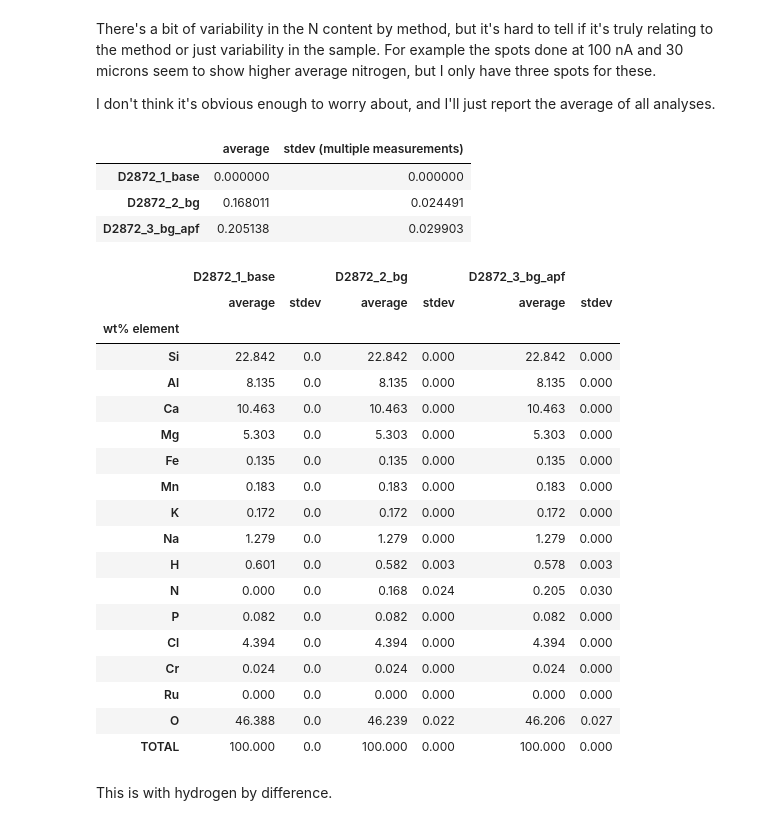
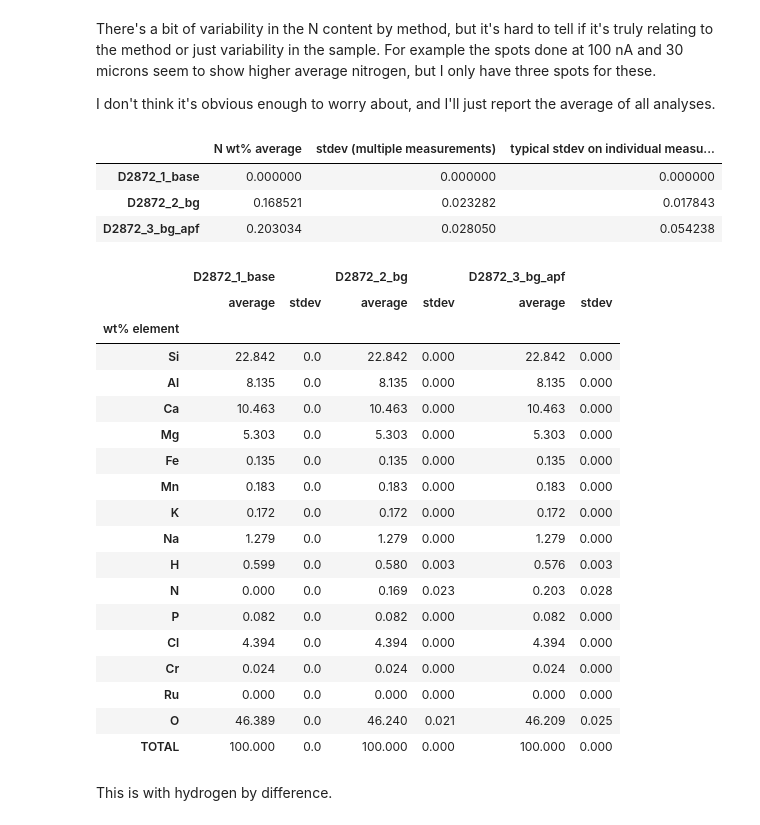
Before and after one commit to eleanor-m/n_epma_analysis, a Jupyter notebook: notebooks/05_basaltic_glasses_Nquant_D2872.ipynb, the cells around one changed output. Saved outputs shown, nothing was run; the diff lists cells and outputs as text; code cells hidden in the pictures.

```diff
--- a/notebooks/05_basaltic_glasses_Nquant_D2872.ipynb
+++ b/notebooks/05_basaltic_glasses_Nquant_D2872.ipynb
@@ -20,15 +20,15 @@ import matplotlib.pyplot as plt
 # %% [markdown]
 # Quantitative analysis
 # %%
-samples = ['D2872'] # List of samples in this dataset
-sample_folders = [Path('../data/raw/basaltic_glasses_StA/raw_quant_by_sample/D2872/')]
+sample = 'D2872'
+sample_folders = [Path(f'../data/raw/basaltic_glasses_StA/raw_quant_by_sample/{sample}/')]
 # List of folders corresponding to the samples
 category = 'basaltic glasses' # Category of this dataset (e.g. "glasses")
-wd_scan = Path('../data/interim/basaltic_glasses/fits/key_params_D2872.txt') # Path to wd scan fit parameters
+wd_scan = Path(f'../data/interim/basaltic_glasses/fits/key_params_{sample}.txt') # Path to wd scan fit parameters
 std_dbase_info_file = Path('data/_dictionaries/standards.csv')
 # %%
 datalist = readfiles.find_files_and_folders(
-                samples, sample_folders,
+                [sample], sample_folders,
                 # apf_file = None,
                 apf_file=Path('../data/_dictionaries/apf_values.csv'), #<- Can put None in here
                 wd_scan=wd_scan
@@ -305,7 +305,7 @@ Wrote CALCZAF file for D2872_50nA_20um_6 to ..\data\processed\basaltic_glasses\c
 # %% [markdown]
 ## Process calczaf outputs
 # %%
-folderpath = Path('../data/processed/basaltic_glasses/calczaf_files/D2872/')
+folderpath = Path(f'../data/processed/basaltic_glasses/calczaf_files/{sample}/')
 
 helper_funs.check_calczaf_folder_exists(folderpath)
 valence_file = sorted(folderpath.glob('valence*'))[0]
@@ -375,20 +488,21 @@ I don't think it's obvious enough to worry about, and I'll just report the avera
 # %%
 n_summary = {}
 for nm in results["wtdata"].keys():
     n_summary[nm] = results["wtdata"][nm].loc["N", ["average", "stdev"]]
+    n_summary[nm].rename({"average": "N wt% average"}, inplace=True)
     n_summary[nm].rename({"stdev": "stdev (multiple measurements)"}, inplace=True)
-    # n_summary[nm]["typical stdev on individual measurement"] = (
-    #     n_summary[nm]["average"] *
-    #     typical_kratios
-    #     .loc[nm, "Stdev % (relative)"]/100
-    # )
+    n_summary[nm]["typical stdev on individual measurement"] = (
+        n_summary[nm]["N wt% average"] *
+        typical_kratios
+        .loc[nm, "Stdev % (relative)"]/100
+    )
 
 pd.concat(n_summary, axis=1).transpose()
 # %% [output]
-|  | average | stdev (multiple measurements) |
-| D2872_1_base | 0.000000 | 0.000000 |
-| D2872_2_bg | 0.168011 | 0.024491 |
-| D2872_3_bg_apf | 0.205138 | 0.029903 |
+|  | N wt% average | stdev (multiple measurements) | typical stdev on individual measu... |
+| D2872_1_base | 0.000000 | 0.000000 | 0.000000 |
+| D2872_2_bg | 0.168521 | 0.023282 | 0.017843 |
+| D2872_3_bg_apf | 0.203034 | 0.028050 | 0.054238 |
 # %%
 wt_pct_summary_table = pd.concat(
     {k: v[["average", "stdev"]] for k, v in results["wtdata"].items()},
@@ -410,13 +524,13 @@ wt_pct_summary_table
 | Mn | 0.183 | 0.0 | 0.183 | 0.000 | 0.183 | 0.000 |
 | K | 0.172 | 0.0 | 0.172 | 0.000 | 0.172 | 0.000 |
 | Na | 1.279 | 0.0 | 1.279 | 0.000 | 1.279 | 0.000 |
-| H | 0.601 | 0.0 | 0.582 | 0.003 | 0.578 | 0.003 |
-| N | 0.000 | 0.0 | 0.168 | 0.024 | 0.205 | 0.030 |
+| H | 0.599 | 0.0 | 0.580 | 0.003 | 0.576 | 0.003 |
+| N | 0.000 | 0.0 | 0.169 | 0.023 | 0.203 | 0.028 |
 | P | 0.082 | 0.0 | 0.082 | 0.000 | 0.082 | 0.000 |
 | Cl | 4.394 | 0.0 | 4.394 | 0.000 | 4.394 | 0.000 |
 | Cr | 0.024 | 0.0 | 0.024 | 0.000 | 0.024 | 0.000 |
 | Ru | 0.000 | 0.0 | 0.000 | 0.000 | 0.000 | 0.000 |
-| O | 46.388 | 0.0 | 46.239 | 0.022 | 46.206 | 0.027 |
+| O | 46.389 | 0.0 | 46.240 | 0.021 | 46.209 | 0.025 |
 | TOTAL | 100.000 | 0.0 | 100.000 | 0.000 | 100.000 | 0.000 |
 # %% [markdown]
 This is with hydrogen by difference.
```
Also changed, not shown: parts of 15 cells of this notebook, 2 other files.
